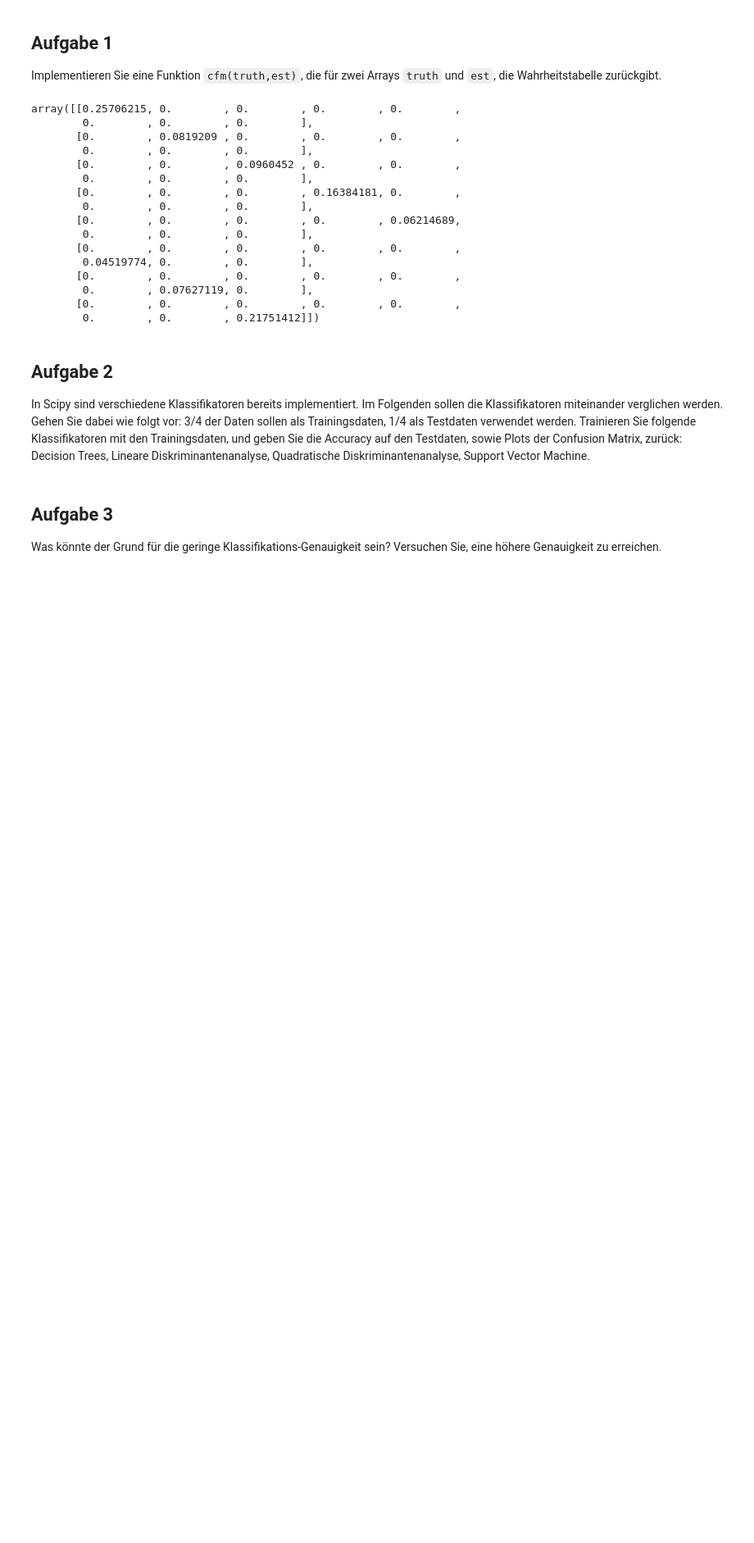
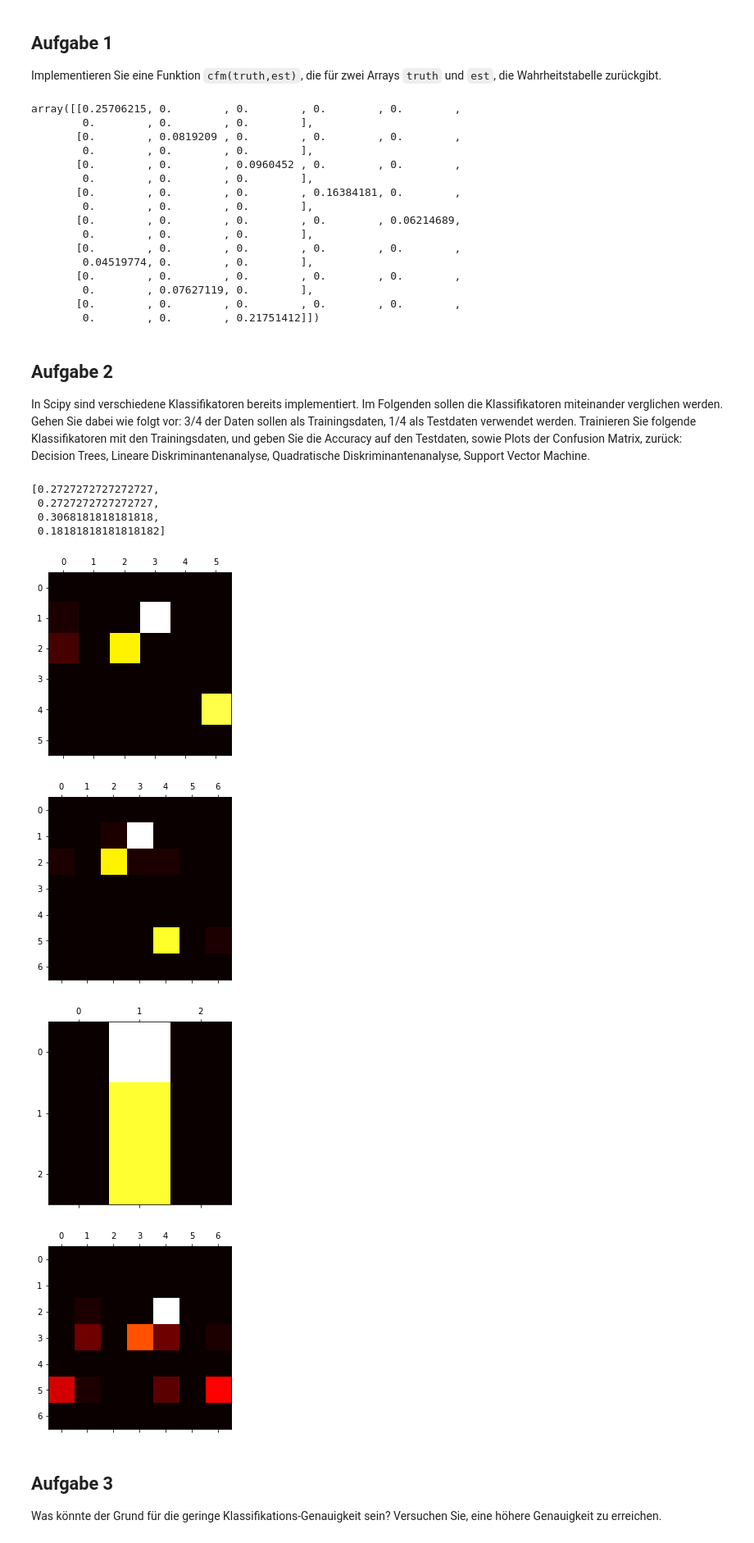
Before and after one commit to stefanluedtke/AI-II-Exercises, a Jupyter notebook: 04-evaluation.ipynb, the cells around one changed output. Shown: that part at 82% size. Cells and saved outputs as stored; diff of their text form; code cells hidden in the pictures; blank space fills up the shorter version.

```diff
--- a/04-cross-validation.ipynb
+++ b/04-evaluation.ipynb
@@ -13,7 +13,14 @@ import pandas as pd
 from scipy.io import arff
 
 def cfm(truth,est):
-    return None
+    cs = np.unique(np.concatenate((truth,est)))
+    cm = np.zeros([len(cs),len(cs)])
+    for i in range(len(cs)):
+        for j in range(len(cs)):
+            ci = cs[i]
+            cj = cs[j]
+            cm[i,j] = sum((truth == ci) & (est == cj))/len(truth)
+    return cm
 
 data = arff.loadarff('features1.arff')
 df = pd.DataFrame(data[0])
@@ -47,3 +49,36 @@ import matplotlib.pyplot as plt
+# %%
+from sklearn.tree import DecisionTreeClassifier
+from sklearn.discriminant_analysis import LinearDiscriminantAnalysis, QuadraticDiscriminantAnalysis
+from sklearn.svm import LinearSVC
+import matplotlib.pyplot as plt
+
+tt = round(3/4 * df.shape[0])
+train = df.iloc[range(0,tt),:]
+test = df.iloc[range(tt,df.shape[0])]
+
+y = train["class"].astype("str")
+y_test = test["class"].astype("str")
+
+classfs = [DecisionTreeClassifier(),LinearDiscriminantAnalysis(),QuadraticDiscriminantAnalysis(),LinearSVC()]
+def getAcc(clf):
+    clf = clf.fit(train.iloc[:,range(0,12)],y)
+    y_pred = clf.predict(test.iloc[:,range(0,12)])
+    cm = cfm(y_test,y_pred)
+    plt.matshow(cm,cmap='hot')
+
+    return (sum(y_test == y_pred)/len(y_pred))
+
+accs = [getAcc(clf) for clf in classfs]
+accs
+# %% [output]
+[0.2727272727272727,
+ 0.2727272727272727,
+ 0.3068181818181818,
+ 0.18181818181818182]
+[figure, added]
+[figure, added]
+[figure, added]
+[figure, added]
 # %% [markdown]
 ## Aufgabe 3
 Was könnte der Grund für die geringe Klassifikations-Genauigkeit sein? Versuchen Sie, eine höhere Genauigkeit zu erreichen.
```
Also changed, not shown: parts of 2 cells of this notebook, 2 other files.
